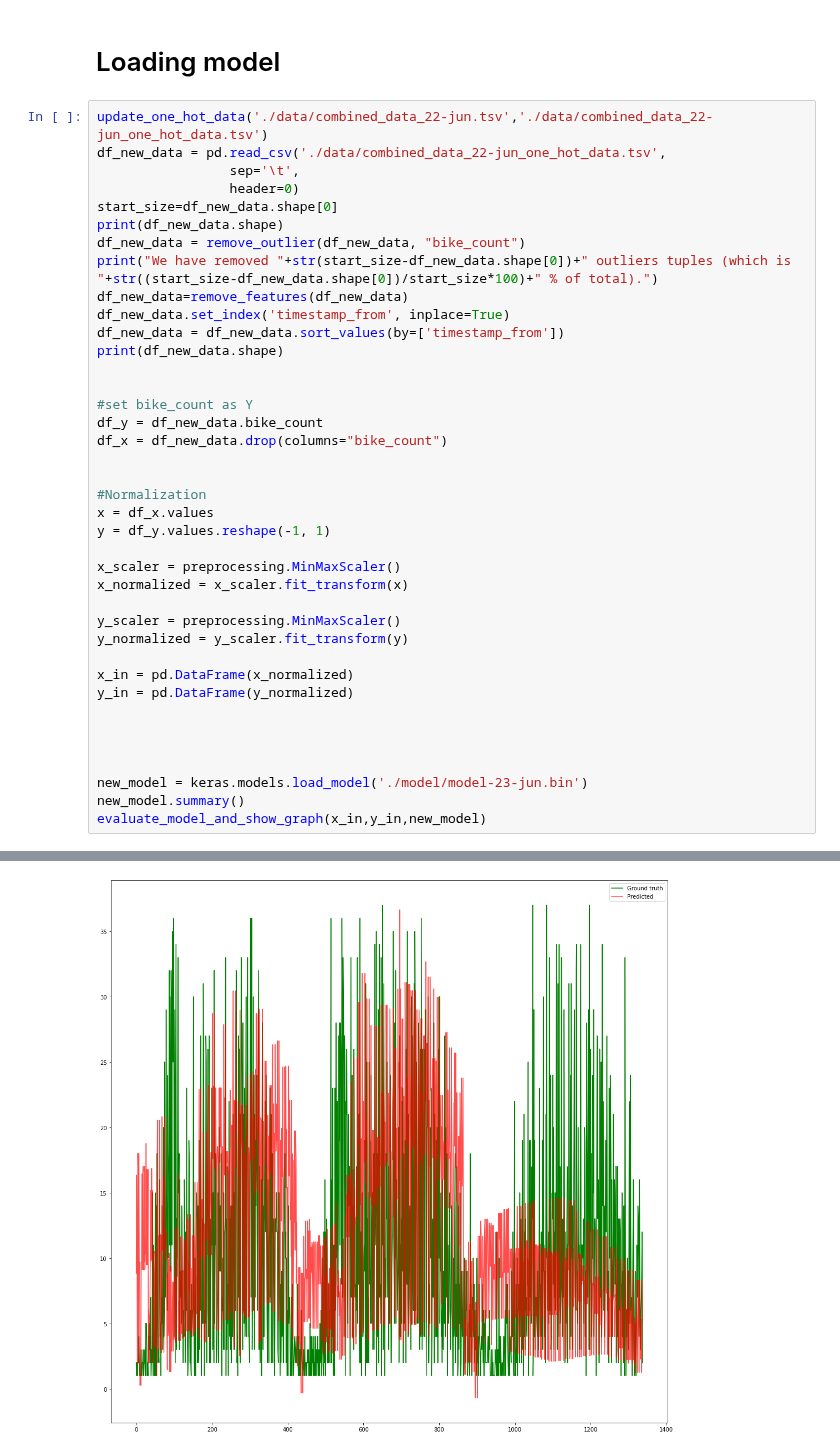
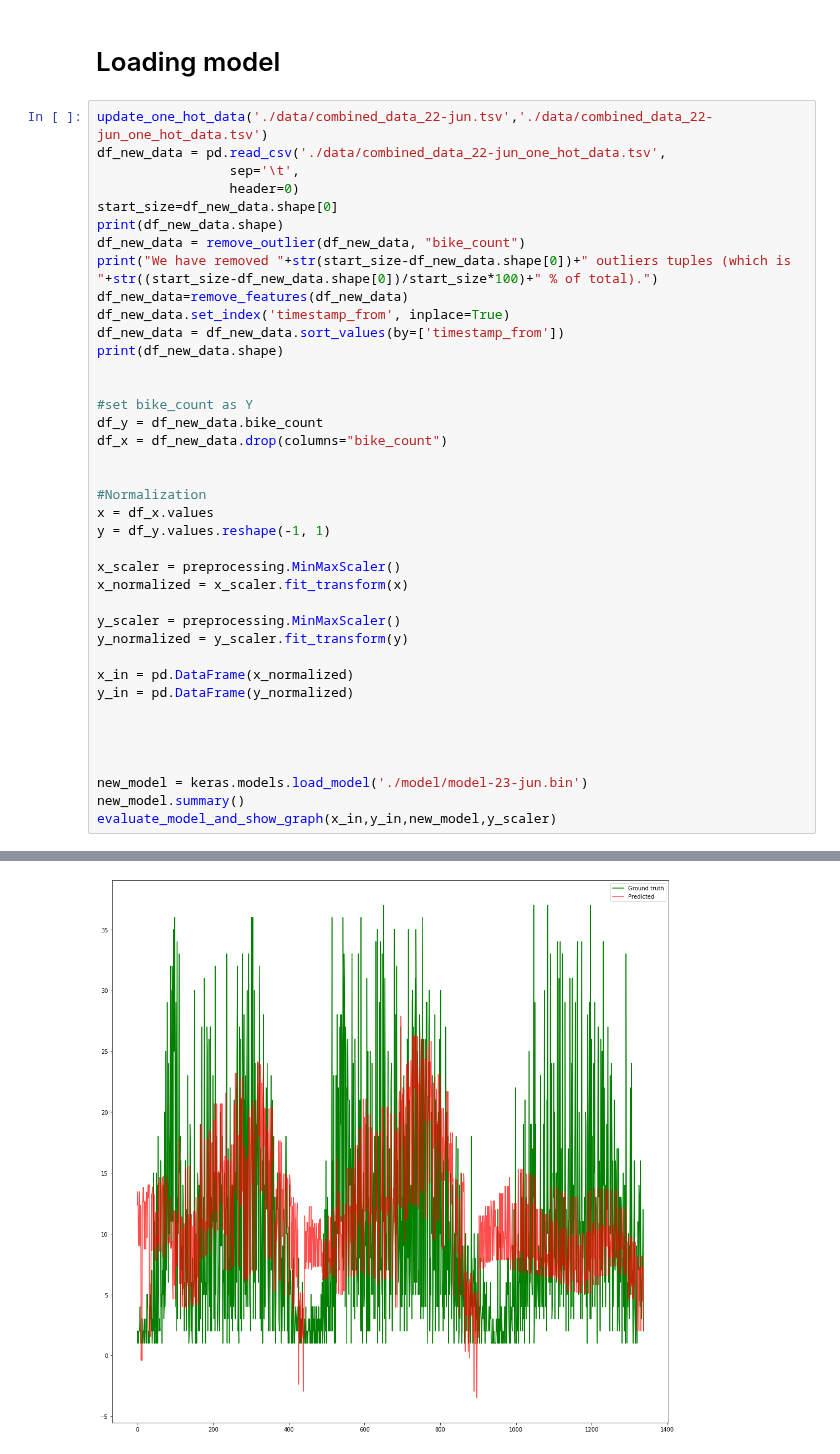
Before and after one commit to vandenbroucke/BRUBIKE, a Jupyter notebook: Show_next_week_bikes_forecasting.ipynb, the cells around one changed output, grey strips where cells are left out. Saved outputs shown, nothing was run; the diff lists cells and outputs as text.

```diff
--- a/Show_next_week_bikes_forecasting.ipynb
+++ b/Show_next_week_bikes_forecasting.ipynb
@@ -159,7 +53,7 @@ y_in = pd.DataFrame(y_normalized)
 
 new_model = keras.models.load_model('./model/model-23-jun.bin')
 new_model.summary()
-evaluate_model_and_show_graph(x_in,y_in,new_model)
+evaluate_model_and_show_graph(x_in,y_in,new_model,y_scaler)
 # %% [output]
 File already processed.
 (1451, 47)
@@ -185 +82 @@ MAE: 6.5775936579134076
-[figure, old version]
+[figure, new version]
```
Also changed, not shown: parts of 9 cells of this notebook, 5 other files.
